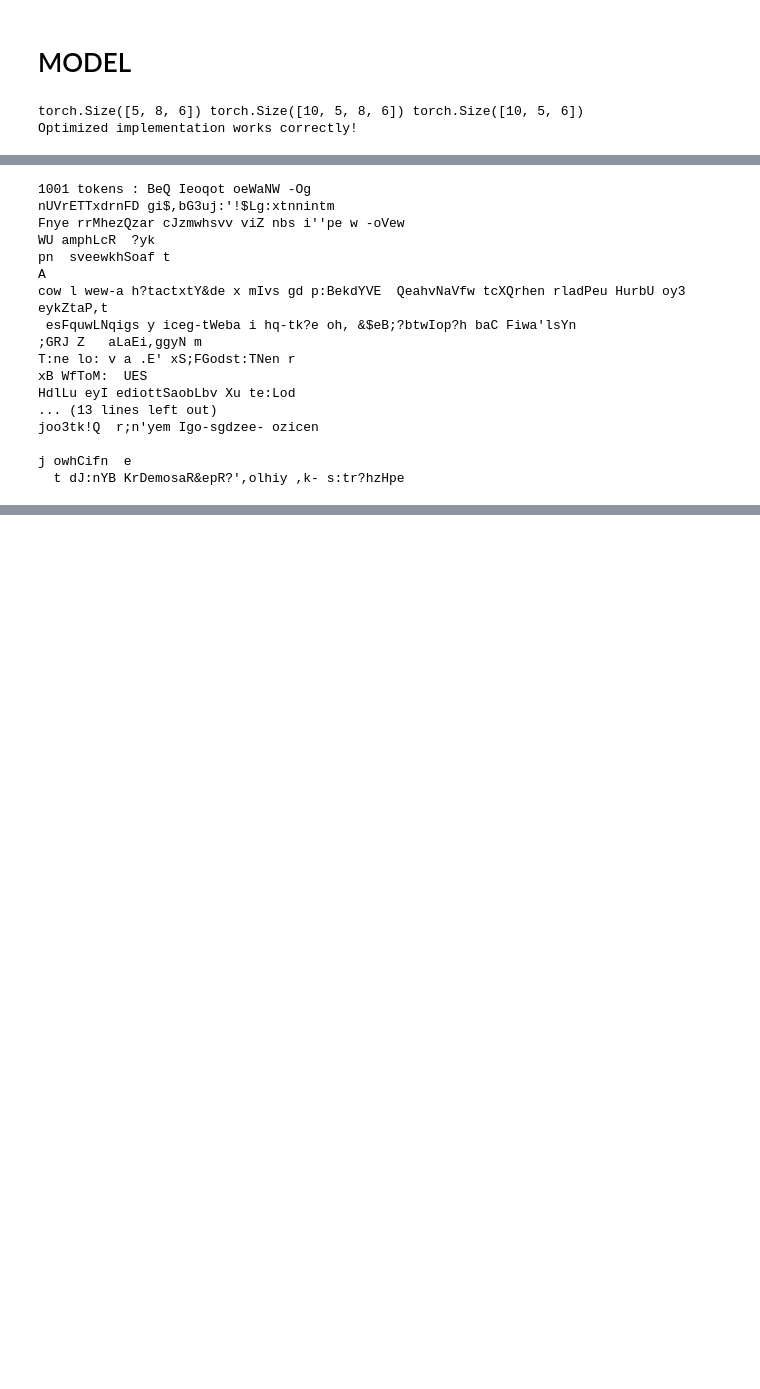
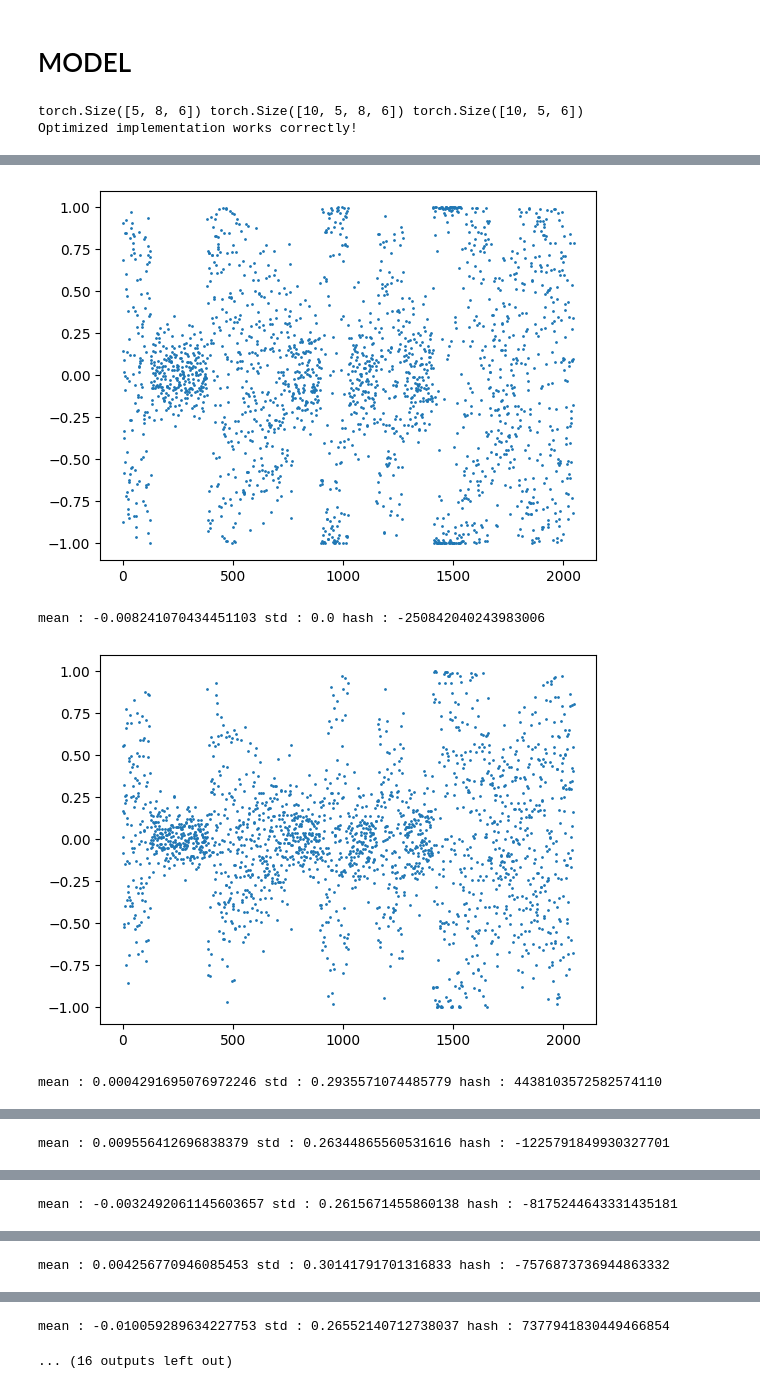
Before and after one commit to Aymco/language_models, a Jupyter notebook: my_makemore_loop.ipynb, the cells around one changed output, grey strips where cells are left out. Saved outputs shown, nothing was run; the diff lists cells and outputs as text; code cells hidden in the pictures; blank space fills up the shorter version.

```diff
--- a/my_makemore_loop.ipynb
+++ b/my_makemore_loop.ipynb
@@ -557,14 +575,3 @@ print("Optimized implementation works correctly!")
 # %% [output]
 torch.Size([5, 8, 6]) torch.Size([10, 5, 8, 6]) torch.Size([10, 5, 6])
 Optimized implementation works correctly!
-# %%
-bs, inp = 5, 2
-input = torch.randn(batch_size, 1, 2, 3, bs, inp)
-print(input.size())
-
-mat2 = torch.randn(bs, inp, 3)
-#res = torch.bmm(input, mat2) # equivalent to input @ mat2
-#res = input @ mat2
-res = torch.einsum('...bi,bio->...bo', input, mat2)
-print(res[0,:])
-res.size()
@@ -889,49 +915,49 @@ Overfitting : 0.01191146373748797
 # %%
 # sample from the model
-
 
 model.eval()
 model.reset_state()
 g = torch.Generator(device=device).manual_seed(2147483647 + 10)
 T = 1
+n_gen_tok = 64
+batch_size = 4
+
+model.self_call("update_BT_size")
 
 def generate_from(model, x, max_tokens=1000):
     # x : (B,T)
     model.reset_state()
 
     for i in range(max_tokens):
         inp = x[:,i:i+1]
         y = model(inp).view(-1, vocab_size)
         # print(y.shape)
         if i+1 >= x.shape[1]:
+            show_states(model)
             probs = F.softmax(y, dim=1)
             ix = torch.multinomial(probs, num_samples=1, generator=g)
             x = torch.cat([x, ix], dim = 1)
     return x
 
-x = DLte.get_batch()[0][:, 0:1]
-#x = torch.asarray([encode("MENENIUS:\nThe senators of Rome are this good belly,") for _ in range(batch_size)]).to(device)
+T = n_gen_tok
+x, y = DLte.get_batch()#[0][:, 0:1]
+T = 1
+x = x[:, :n_gen_tok // 2]
+x = torch.asarray([encode("MENENIUS:\nThe senators of Rome are this good belly,") for _ in range(batch_size)]).to(device)
 
-out = generate_from(model, x, max_tokens=1000)
+out = generate_from(model, x, max_tokens=n_gen_tok)
 
 for txt in out[:1]:
     txt = txt.tolist()
     print( f"{len(txt)} tokens :", decode(txt)) #.replace(end_char, " "))
+
+print(f"-------------  ", '\n----\n'.join([ ("INPUT:'" +  decode(x[i].tolist()) +
+                               "\nOUT:'" + decode(out[i, x.shape[1]:].tolist()) +
+                               "'\nCORRECT:'" + decode(y[i, x.shape[1]:].tolist())) for i in range(4)] ))
+    # mean : 0.000860393512994051 std : 0.0 hash : 8810571046427816516
+    # mean : 0.0008603953756392002 std : 0.0 hash : -4059708961267572039
 # %% [output]
+[figure, added]
-1001 tokens : BeQ Ieoqot oeWaNW -Og
-nUVrETTxdrnFD gi$,bG3uj:'!$Lg:xtnnintm
-Fnye rrMhezQzar cJzmwhsvv viZ nbs i''pe w -oVew
-WU amphLcR  ?yk
-pn  sveewkhSoaf t
-A
-cow l wew-a h?tactxtY&de x mIvs gd p:BekdYVE  QeahvNaVfw tcXQrhen rladPeu HurbU oy3  eykZtaP,t
- esFquwLNqigs y iceg-tWeba i hq-tk?e oh, &$eB;?btwIop?h baC Fiwa'lsYn
-;GRJ Z   aLaEi,ggyN m
-T:ne lo: v a .E' xS;FGodst:TNen r
-xB WfToM:  UES
-HdlLu eyI ediottSaobLbv Xu te:Lod
-... (13 lines left out)
-joo3tk!Q  r;n'yem Igo-sgdzee- ozicen
-
-j owhCifn  e
-  t dJ:nYB KrDemosaR&epR?',olhiy ,k- s:tr?hzHpe
+mean : -0.008241070434451103 std : 0.0 hash : -250842040243983006
+[figure, added]
+mean : 0.0004291695076972246 std : 0.2935571074485779 hash : 4438103572582574110
@@ -937,0 +965 @@ j owhCifn  e
+mean : 0.009556412696838379 std : 0.26344865560531616 hash : -1225791849930327701
@@ -937,0 +967 @@ j owhCifn  e
+mean : -0.0032492061145603657 std : 0.2615671455860138 hash : -8175244643331435181
@@ -937,0 +969 @@ j owhCifn  e
+mean : 0.004256770946085453 std : 0.30141791701316833 hash : -7576873736944863332
@@ -938,3 +971,5 @@ j owhCifn  e
+mean : -0.010059289634227753 std : 0.26552140712738037 hash : 7377941830449466854
+... (16 outputs left out)
 # %%
 
 def cmp(s, a, b, only_errors=False):
```
Also changed, not shown: parts of 8 cells of this notebook, 2 other files.
